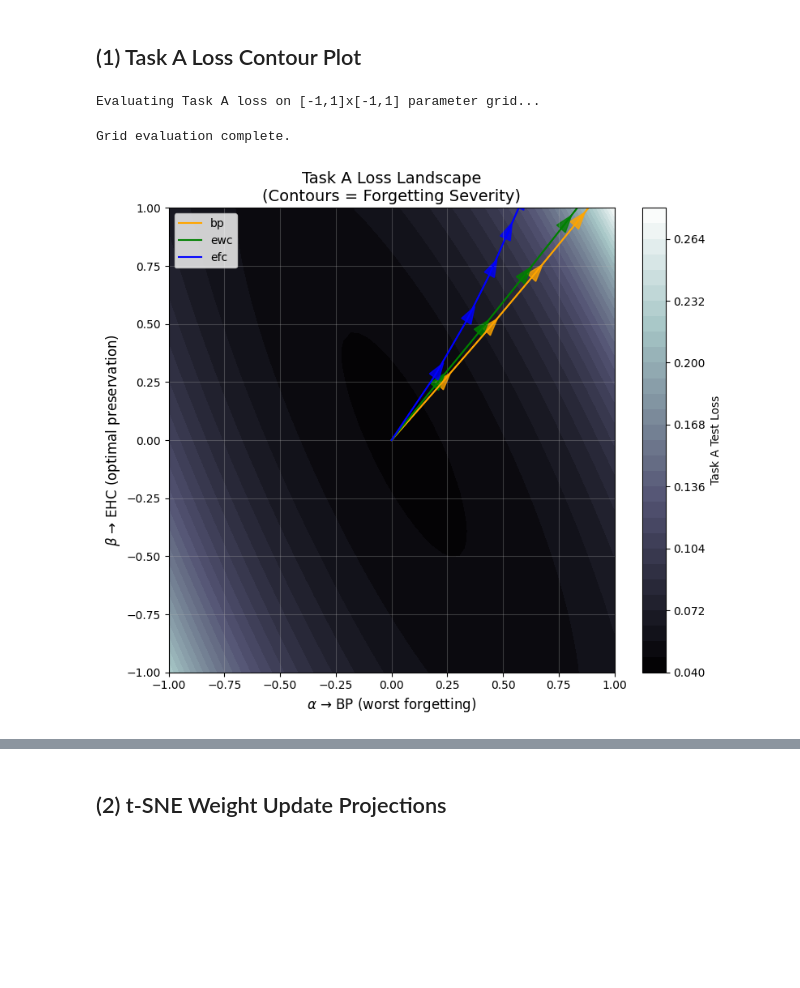
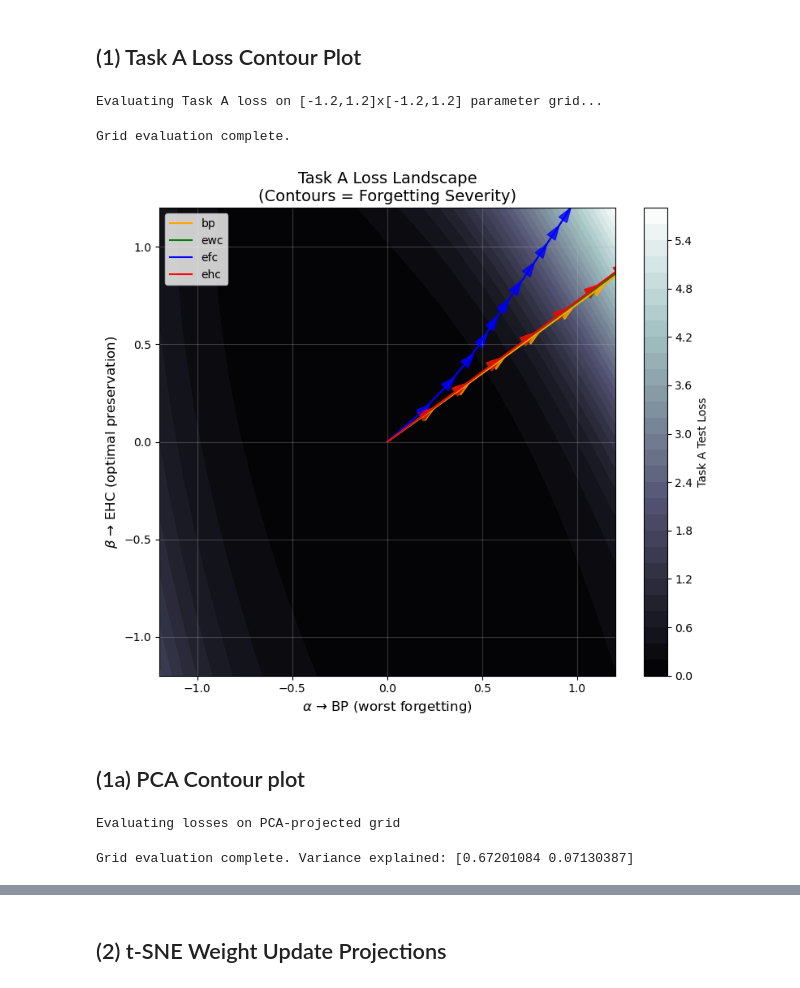
Before and after one commit to s-de-haan/Equilibrium-Fisher-Control, a Jupyter notebook: theory_validation.ipynb, the cells around one changed output, grey strips where cells are left out. Cells and saved outputs as stored; diff of their text form; code cells hidden in the pictures; blank space fills up the shorter version.

Commit message:
new contour + figs

```diff
--- a/theory_validation.ipynb
+++ b/theory_validation.ipynb
@@ -32,7 +35,7 @@ config = {
     "loss_fn": "ce", # "mse"
     "optimizer": "Adam",
     "scheduler": "CosineAnnealingLR",
-    "device": "cuda" if torch.cuda.is_available() else "cpu",
+    "device": "cpu" if torch.cuda.is_available() else "cpu",
     "output_dir": "./outputs",
     "seed": 0,
     "target_lr": 1e-2, # needs to be < time_constant_ratio
@@ -58,7 +61,7 @@ config = {
 }
 
 config = dotdict(config)
-
+torch.set_default_device(config.device)
 torch.manual_seed(config.seed)
 np.random.seed(config.seed)
 # %% [markdown]
@@ -356,13 +448,13 @@ def loss_A_at_params(model, params_flat, test_loader_A):
     unflatten_params(orig_flat, model)  # restore
     return total_loss / total_samples if total_samples > 0 else 0.0
 # %%
-num_steps = 5
+num_steps = 20
 theta_0_flat = flatten_params(bp_net_A)  # center (0,0)
 
 # EHC end point (y-axis: optimal second-order)
 ehc_end_flat = theta_0_flat.clone()
 for step in range(num_steps):
-    delta_dict = weight_deltas['ehc'][step]
+    delta_dict = weight_deltas['efc'][step]
     delta_flat = torch.cat([d.flatten() for d in delta_dict.values()])
     ehc_end_flat += delta_flat
 
@@ -383,28 +475,28 @@ len_d2 = d2.norm()
 d1_norm = d1 / len_d1
 d2_norm = d2 / len_d2
 
-proj = (d2_norm @ d1_norm).item()
-d2_orth = d2_norm - proj * d1_norm
-len_d2_orth = d2_orth.norm()
-d2_orth_norm = d2_orth / len_d2_orth
+# proj = (d2_norm @ d1_norm).item()
+# d2_orth = d2_norm - proj * d1_norm
+# len_d2_orth = d2_orth.norm()
+# d2_orth_norm = d2_orth / len_d2_orth
 # %%
-grid_size = 50
+grid_size = 40
 grid_range = 1.2  # [0, 1.2] in scaled units
 
 # Create meshgrid
 alpha, beta = np.meshgrid(
-    np.linspace(0, grid_range, grid_size),
-    np.linspace(0, grid_range, grid_size)
+    np.linspace(-grid_range, grid_range, grid_size),
+    np.linspace(-grid_range, grid_range, grid_size)
 )
 
 losses_A = np.zeros((grid_size, grid_size))
 
-print("Evaluating Task A loss on [0,1.2]x[0,1.2] parameter grid...")
+print("Evaluating Task A loss on [-1.2,1.2]x[-1.2,1.2] parameter grid...")
 pbar = tqdm(total=grid_size**2, desc="Grid Eval", unit="point")
 
 for i in range(grid_size):
     for j in range(grid_size):
-        delta = alpha[i,j] * len_d2 * d2_orth_norm + beta[i,j] * len_d1 * d1_norm
+        delta = alpha[i,j] * len_d2 * d2_norm + beta[i,j] * len_d1 * d1_norm
         interp_params = theta_0_flat + delta
         losses_A[i, j] = loss_A_at_params(bp_net_A, interp_params, test_loader_A)
         pbar.update(1)
@@ -412,7 +504,7 @@ for i in range(grid_size):
 pbar.close()
 print("Grid evaluation complete.")
 # %% [output]
-Evaluating Task A loss on [-1,1]x[-1,1] parameter grid...
+Evaluating Task A loss on [-1.2,1.2]x[-1.2,1.2] parameter grid...
 Grid evaluation complete.
 # %%
 plt.figure(figsize=(8, 7))
@@ -427,33 +519,35 @@ methods = ['bp', 'ewc', 'efc', 'ehc']
 for method in methods:
     cum_flat = theta_0_flat.clone()
     traj_x, traj_y = [0.0], [0.0]
-    for step in range(5):
+    for step in range(20):
         delta_flat = torch.cat([d.flatten() for d in weight_deltas[method][step].values()])
         cum_flat += delta_flat
 
-        proj_x = float(((cum_flat - theta_0_flat) @ d2_orth_norm).item())
+        proj_x = float(((cum_flat - theta_0_flat) @ d2_norm).item())
         proj_y = float(((cum_flat - theta_0_flat) @ d1_norm).item())
 
         traj_x.append(proj_x)
         traj_y.append(proj_y)
 
     traj_x = np.array(traj_x, dtype=np.float64)
     traj_y = np.array(traj_y, dtype=np.float64)
 
     plt.plot(traj_x, traj_y, '-', color=colors[method], label=method)
     for k in range(1, len(traj_x)):
         plt.arrow(traj_x[k-1], traj_y[k-1],
                   traj_x[k] - traj_x[k-1], traj_y[k] - traj_y[k-1],
                   color=colors[method], head_width=0.05, alpha=0.8)
 
 plt.xlim(-grid_range, grid_range)
 plt.ylim(-grid_range, grid_range)
 plt.xlabel(r'$\alpha$ → BP (worst forgetting)', fontsize=12)
 plt.ylabel(r'$\beta$ → EHC (optimal preservation)', fontsize=12)
 plt.title('Task A Loss Landscape\n(Contours = Forgetting Severity)', fontsize=14)
 plt.legend()
 plt.grid(True, alpha=0.3)
 plt.tight_layout()
 plt.show()
 # %% [output]
-[figure, old version]
+[figure, new version]
+# %% [markdown]
+## (1a) PCA Contour plot
@@ -459,0 +647,31 @@ plt.show()
+# %%
+grid_size = 20
+grid_range = 10
+
+alpha, beta = np.meshgrid(
+    np.linspace(-0.5, 1.5, grid_size),
+    np.linspace(0, 3, grid_size)
+)
+
+losses_A = np.zeros((grid_size, grid_size))
+losses_B = np.zeros((grid_size, grid_size))
+losses_combined = np.zeros((grid_size, grid_size))
+
+print("Evaluating losses on PCA-projected grid")
+pbar = tqdm(total=grid_size**2, desc="Grid Eval", unit="point")
+
+for i in range(grid_size):
+    for j in range(grid_size):
+        delta = alpha[i,j] * len_pc2 * pc2_norm + beta[i,j] * len_pc1 * pc1_norm
+        interp_params = theta_0_flat + delta
+
+        losses_A[i, j] = loss_A_at_params(bp_net_A, interp_params, test_loader_A)
+        losses_B[i, j] = loss_B_at_params(bp_net_A, interp_params, test_loader_B)
+        losses_combined[i, j] = loss_combined_at_params(bp_net_A, interp_params, test_loader_B)
+        pbar.update(1)
+
+pbar.close()
+print(f"Grid evaluation complete. Variance explained: {pca.explained_variance_ratio_}")
+# %% [output]
+Evaluating losses on PCA-projected grid
+Grid evaluation complete. Variance explained: [0.67201084 0.07130387]
```
Also changed, not shown: parts of 12 cells of this notebook, 3 other files.
